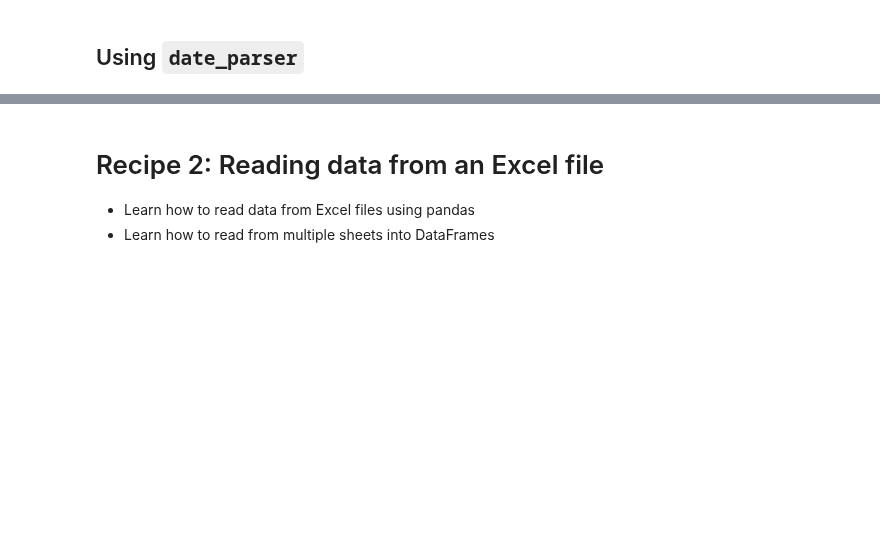
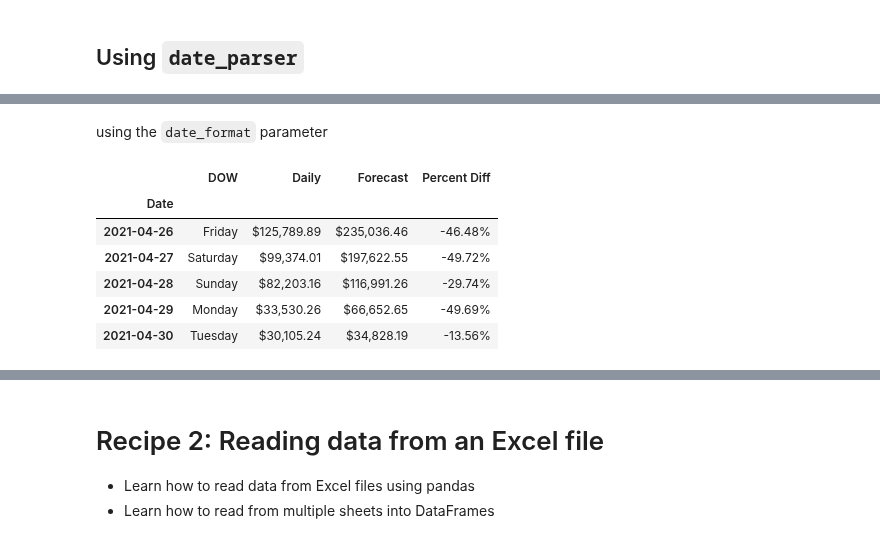
Before and after one commit to PacktPublishing/Time-Series-Analysis-with-Python-Cookbook-Second-Edition, a Jupyter notebook: code/Ch2/Chapter 2.ipynb, the cells around one changed output, grey strips where cells are left out. Cells and saved outputs as stored; diff of their text form; code cells hidden in the pictures; blank space fills up the shorter version.

```diff
--- a/code/Ch2/Chapter 2.ipynb
+++ b/code/Ch2/Chapter 2.ipynb
@@ -40,0 +106,17 @@ ts.dtypes
+# %% [markdown]
+using the `date_format` parameter
+# %%
+ts = pd.read_csv(filepath,
+                 parse_dates=[0],
+                 index_col=0,
+                 date_format="%d-%b-%Y",
+                 usecols=[0,1,3, 7, 6])
+ts.head()
+# %% [output]
+|  | DOW | Daily | Forecast | Percent Diff |
+| Date |  |  |  |  |
+| 2021-04-26 | Friday | $125,789.89 | $235,036.46 | -46.48% |
+| 2021-04-27 | Saturday | $99,374.01 | $197,622.55 | -49.72% |
+| 2021-04-28 | Sunday | $82,203.16 | $116,991.26 | -29.74% |
+| 2021-04-29 | Monday | $33,530.26 | $66,652.65 | -49.69% |
+| 2021-04-30 | Tuesday | $30,105.24 | $34,828.19 | -13.56% |
```
Also changed, not shown: parts of 79 cells of this notebook, 1 other file.
